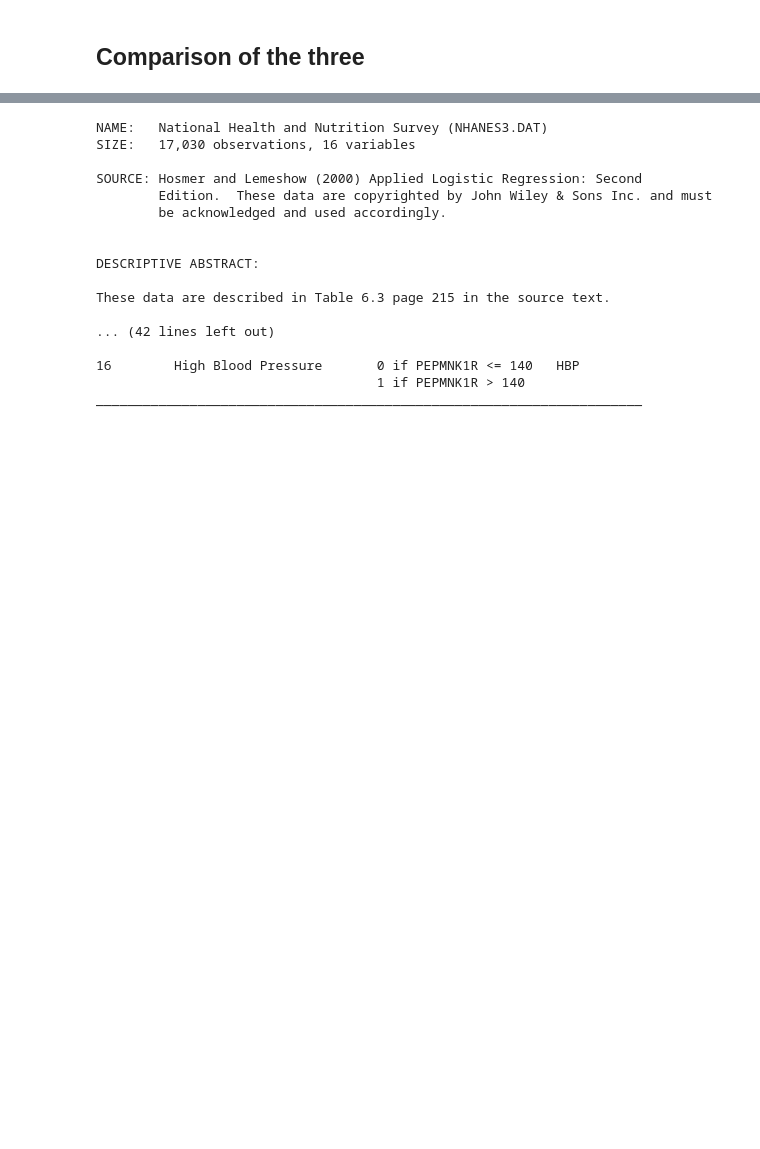
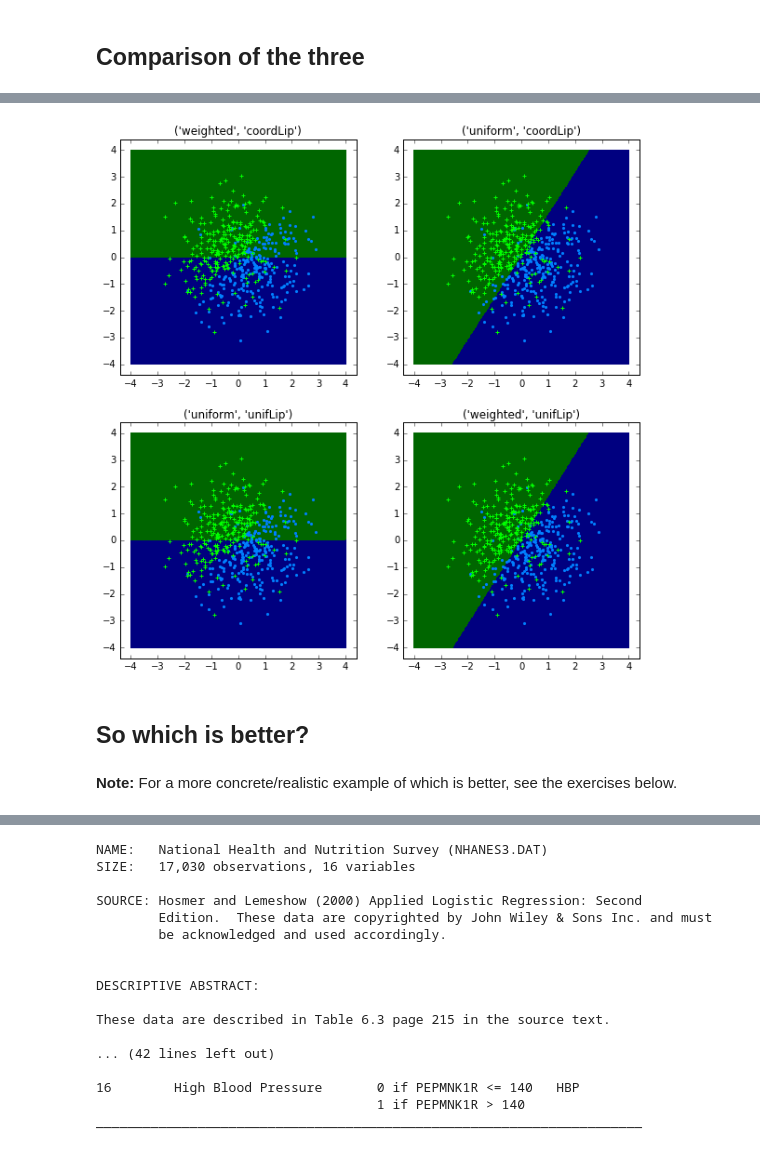
Before and after one commit to asberk/ubcs3, a Jupyter notebook: Gradient Descent (master).ipynb, the cells around one changed output, grey strips where cells are left out. Saved outputs shown, nothing was run; the diff lists cells and outputs as text; code cells hidden in the pictures; blank space fills up the shorter version.

```diff
--- a/Gradient Descent (master).ipynb
+++ b/Gradient Descent (master).ipynb
@@ -633,0 +694,11 @@ LR_armijo = LogisticRegressor(objectiveParms={'lam':1},
+# %%
+coordModels = {}
+for name1, coordSamp in zip(['weighted', 'uniform'],
+                            [weightedIndexSample, uniformIndexSample]):
+    for name2, lipMethod in zip(['coordLip', 'unifLip'],
+                                [lipschitzLogisticLipschitz, uniformLogisticLipschitz]):
+        coordModels[(name1, name2)] = LogisticRegressor(objectiveParms={'lam':1},
+                                                        gdParms={'coordSample': coordSamp,
+                                                                 'lipschitzMethod': lipMethod},
+                                                        objective=coordinateObjective,
+                                                        gd=randomizedCoordinateDescent)
@@ -633,0 +726,15 @@ LR_armijo = LogisticRegressor(objectiveParms={'lam':1},
+# %%
+plt.figure(figsize=(10,10))
+j = 221
+for pTitle, model in coordModels.items():
+    plt.subplot(j)
+    j += 1
+    binaryClassifier2DPlot(model)
+    plt.title(pTitle)
+    plt.axis('tight');
+# %% [output]
+[figure, added]
+# %% [markdown]
+## So which is better?
+# %% [markdown]
+**Note:** For a more concrete/realistic example of which is better, see the exercises below.
```
Also changed, not shown: parts of 65 cells of this notebook.
